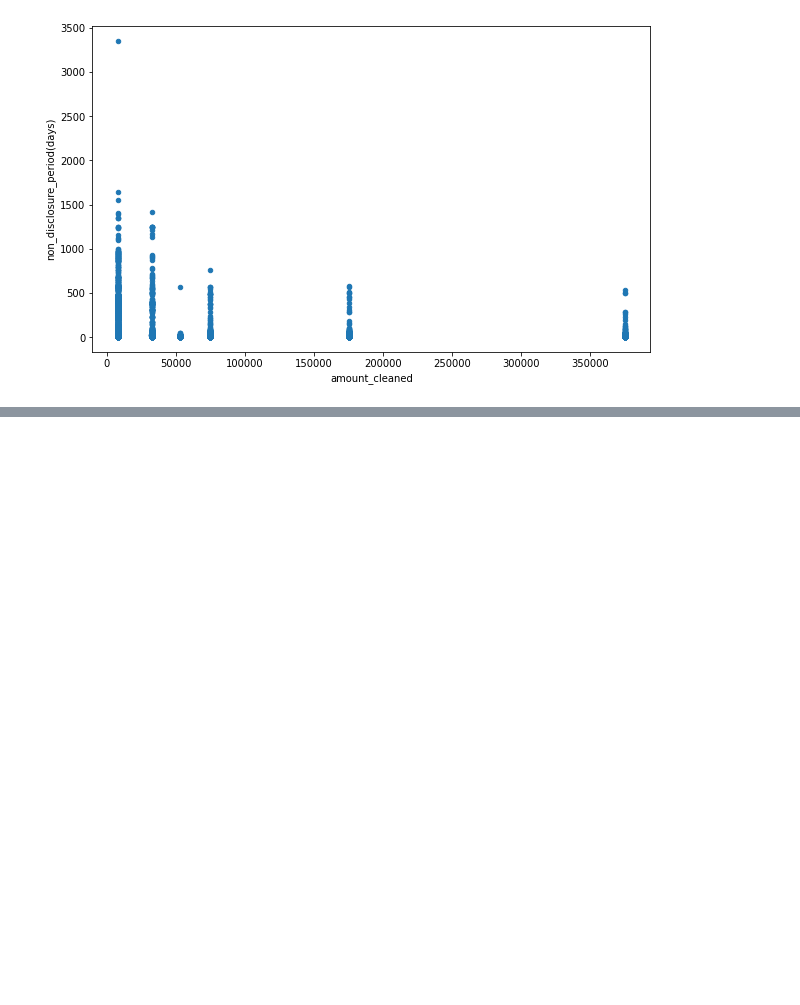
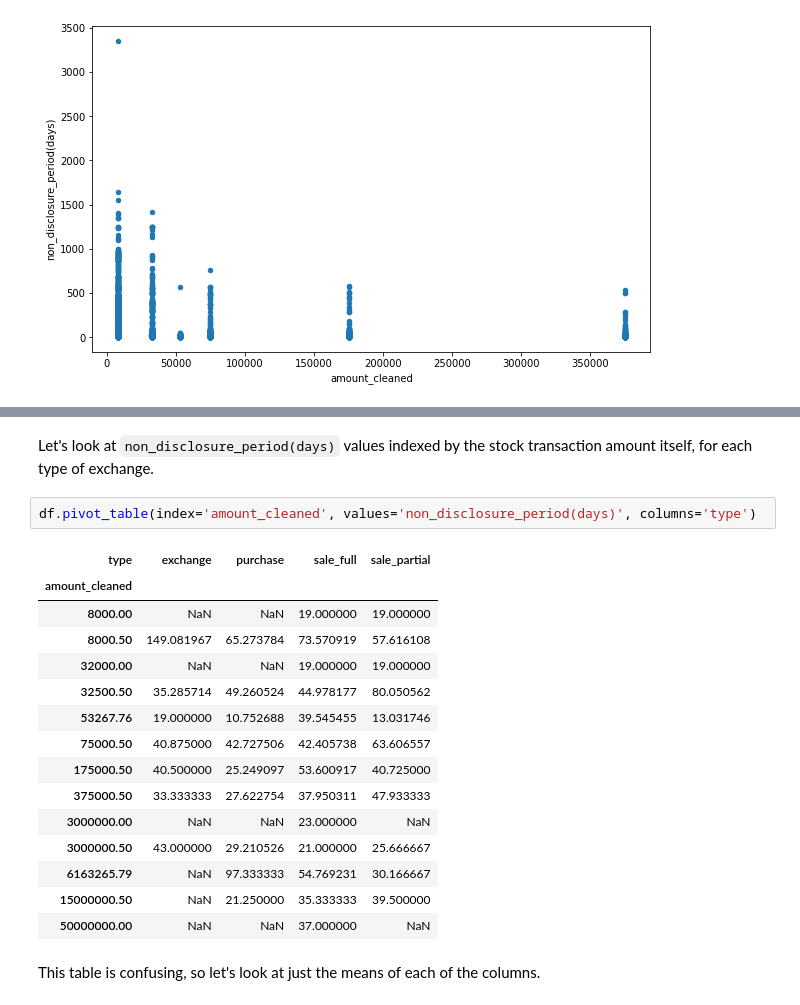
Before and after one commit to tharvipop/sussy-stock-trades, a Jupyter notebook: final_report.ipynb, the cells around one changed output, grey strips where cells are left out. Saved outputs shown, nothing was run; the diff lists cells and outputs as text; blank space fills up the shorter version.

```diff
--- a/final_report.ipynb
+++ b/final_report.ipynb
@@ -288,0 +369,22 @@ We notice that there doesn't seem to be much relationship between transaction am
+# %% [markdown]
+Let's look at `non_disclosure_period(days)` values indexed by the stock transaction amount itself, for each type of exchange.
+# %%
+df.pivot_table(index='amount_cleaned', values='non_disclosure_period(days)', columns='type')
+# %% [output]
+| type | exchange | purchase | sale_full | sale_partial |
+| amount_cleaned |  |  |  |  |
+| 8000.00 | NaN | NaN | 19.000000 | 19.000000 |
+| 8000.50 | 149.081967 | 65.273784 | 73.570919 | 57.616108 |
+| 32000.00 | NaN | NaN | 19.000000 | 19.000000 |
+| 32500.50 | 35.285714 | 49.260524 | 44.978177 | 80.050562 |
+| 53267.76 | 19.000000 | 10.752688 | 39.545455 | 13.031746 |
+| 75000.50 | 40.875000 | 42.727506 | 42.405738 | 63.606557 |
+| 175000.50 | 40.500000 | 25.249097 | 53.600917 | 40.725000 |
+| 375000.50 | 33.333333 | 27.622754 | 37.950311 | 47.933333 |
+| 3000000.00 | NaN | NaN | 23.000000 | NaN |
+| 3000000.50 | 43.000000 | 29.210526 | 21.000000 | 25.666667 |
+| 6163265.79 | NaN | 97.333333 | 54.769231 | 30.166667 |
+| 15000000.50 | NaN | 21.250000 | 35.333333 | 39.500000 |
+| 50000000.00 | NaN | NaN | 37.000000 | NaN |
+# %% [markdown]
+This table is confusing, so let's look at just the means of each of the columns.
```
Also changed, not shown: parts of 15 cells of this notebook.
